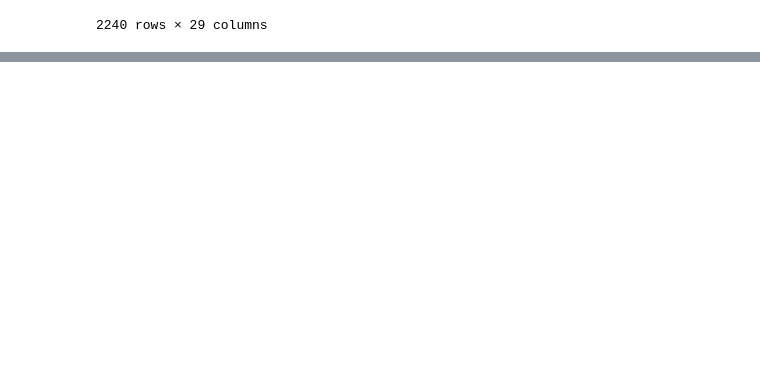
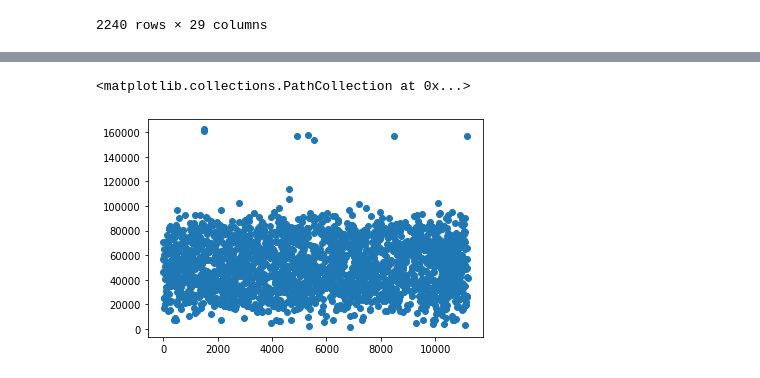
Before and after one commit to FrancescoManca-FM/Project_Mining_Large_Dataset, a Jupyter notebook: project.ipynb, the cells around one changed output, grey strips where cells are left out. Saved outputs shown, nothing was run; the diff lists cells and outputs as text; code cells hidden in the pictures; blank space fills up the shorter version.

```diff
--- a/project.ipynb
+++ b/project.ipynb
@@ -19,0 +50,8 @@ df
+# %%
+df=df.dropna(subset=['Income'])
+df=df[df['Income']<600000]
+# %%
+plt.scatter(df["ID"],df["Income"])
+# %% [output]
+<matplotlib.collections.PathCollection at 0x...>
+[figure, added]
```
Also changed, not shown: parts of 11 cells of this notebook.
